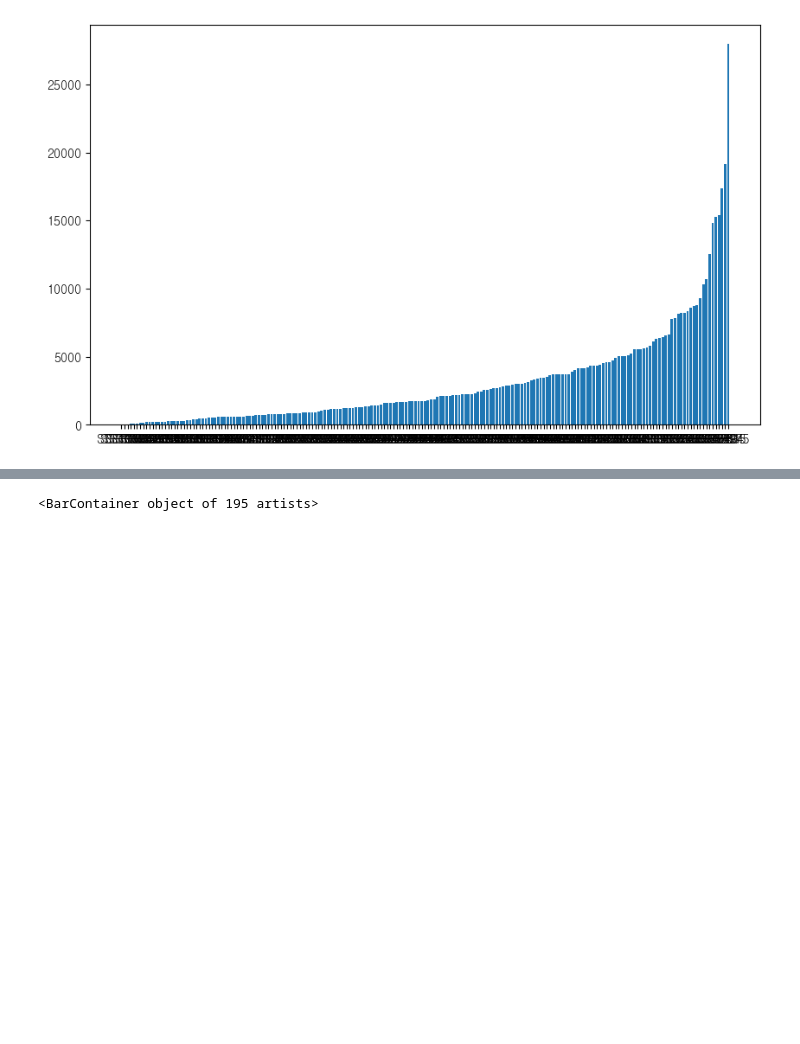
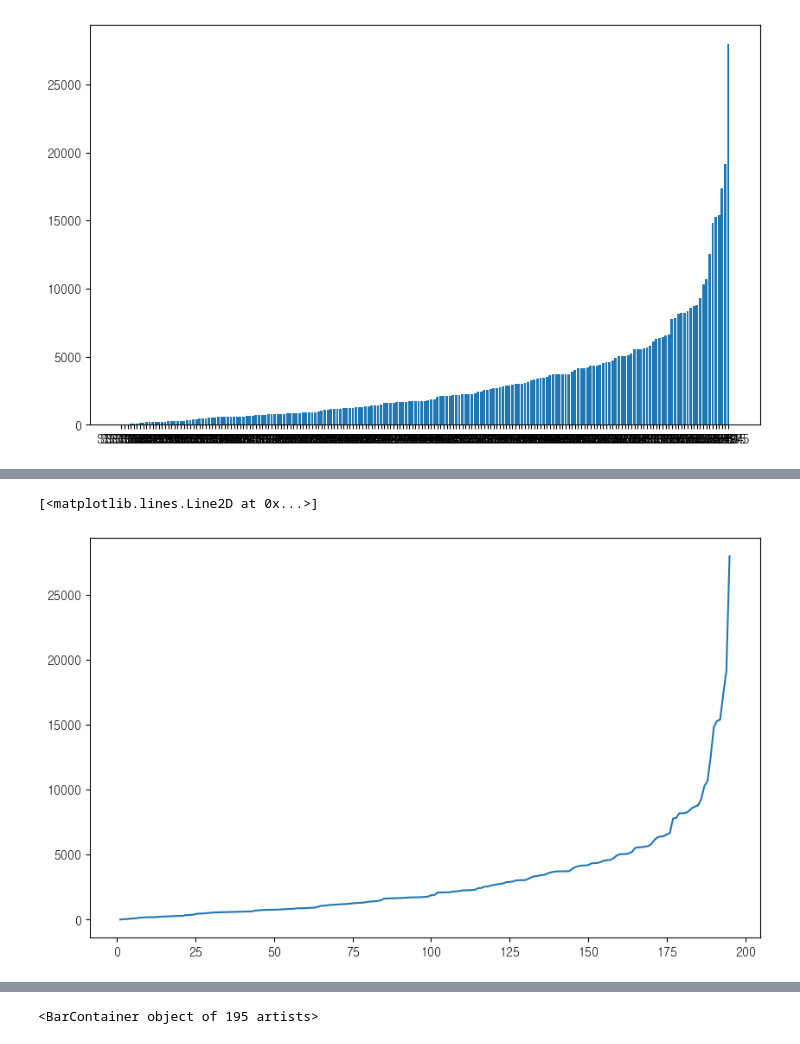
Before and after one commit to minseokpark6/SemiProject_Group3, a Jupyter notebook: Code/kimseongwon/24.05.03_temp.ipynb, the cells around one changed output, grey strips where cells are left out. Cells and saved outputs as stored; diff of their text form; code cells hidden in the pictures; blank space fills up the shorter version.

```diff
--- a/Code/kimseongwon/24.05.03_temp.ipynb
+++ b/Code/kimseongwon/24.05.03_temp.ipynb
@@ -569,0 +593,16 @@ ax.bar(출퇴근_통합정보['대여소_ID'], 출퇴근_통합정보.sort_value
+# %%
+import pandas as pd
+import re
+
+# 숫자를 추출하여 새로운 컬럼에 할당하는 함수 정의
+def extract_number(text):
+    numbers = re.findall(r'\d+', text)  # 정규표현식을 사용하여 숫자 추출
+    if numbers:
+        return int(numbers[0])  # 추출된 숫자 중 첫 번째 숫자를 반환
+    else:
+        return None  # 숫자가 없는 경우 None 반환
+
+# 대여소_ID 컬럼에서 숫자만 추출하여 새로운 컬럼에 할당
+출퇴근_통합정보['숫자_대여소_ID'] = 출퇴근_통합정보['대여소_ID'].apply(extract_number)
+
+출퇴근_통합정보
@@ -569,0 +623,2 @@ ax.bar(출퇴근_통합정보['대여소_ID'], 출퇴근_통합정보.sort_value
+# %%
+출퇴근_통합정보['temp_num'] = 출퇴근_통합정보.index.values+1
@@ -569,0 +645,7 @@ ax.bar(출퇴근_통합정보['대여소_ID'], 출퇴근_통합정보.sort_value
+# %%
+fig, ax = plt.subplots(figsize=(10,6))
+
+ax.plot(출퇴근_통합정보['temp_num'], 출퇴근_통합정보.sort_values(by='차이절대값합')['차이절대값합'])
+# %% [output]
+[<matplotlib.lines.Line2D at 0x...>]
+[figure, added]
```
Also changed, not shown: parts of 10 cells of this notebook, 23 other files.
